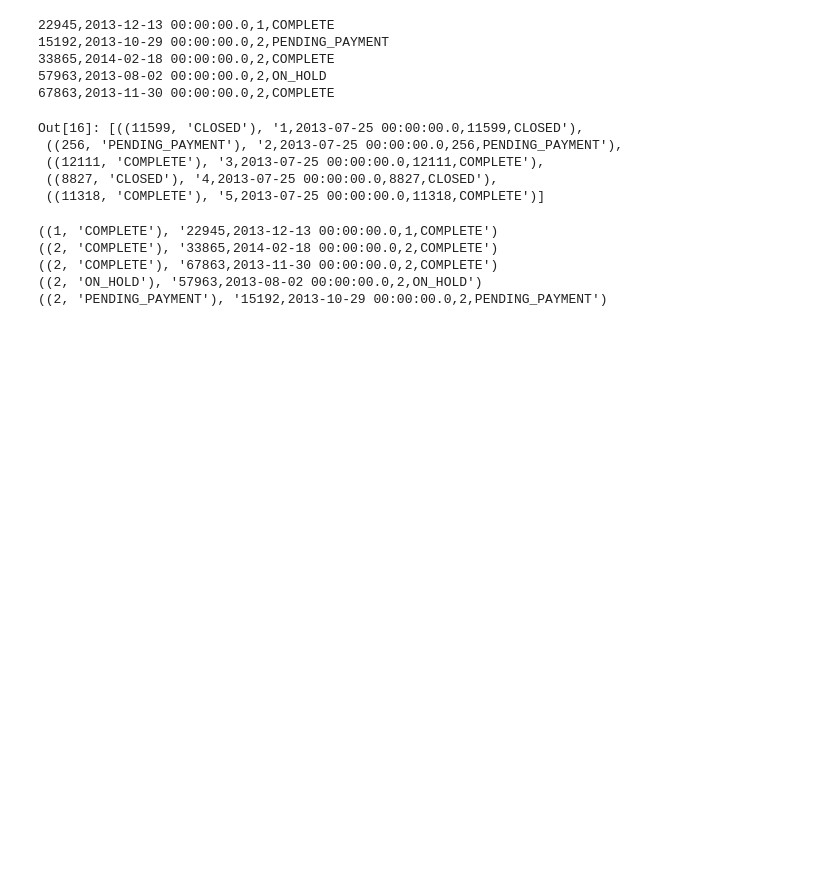
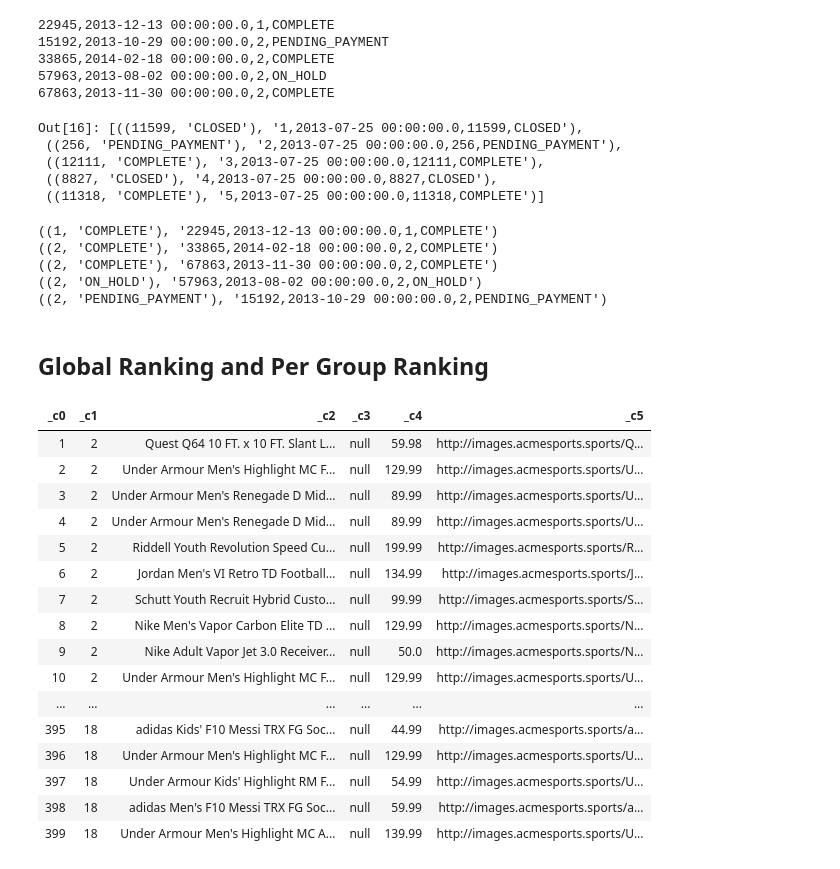
Before and after one commit to githbsingh/pyspark, a Jupyter notebook: Pyspaprk_Transformations_Aggregations_part3.ipynb, the cells around one changed output. Drawn from its saved outputs; the diff is of its cells as text; code cells hidden in the pictures; blank space fills up the shorter version.

Commit message:
Global Ranking and Per Group Ranking

```diff
--- a/Pyspaprk_Transformations_Aggregations_part3.ipynb
+++ b/Pyspaprk_Transformations_Aggregations_part3.ipynb
@@ -221,3 +221,41 @@ for i in ordSort.take(5): print(i)
 ((2, 'COMPLETE'), '67863,2013-11-30 00:00:00.0,2,COMPLETE')
 ((2, 'ON_HOLD'), '57963,2013-08-02 00:00:00.0,2,ON_HOLD')
 ((2, 'PENDING_PAYMENT'), '15192,2013-10-29 00:00:00.0,2,PENDING_PAYMENT')
+# %% [markdown]
+## Global Ranking and Per Group Ranking
+# %%
+# File location and type
+file_location = "/FileStore/tables/products-1.csv"
+file_type = "csv"
+
+# CSV options
+infer_schema = "false"
+first_row_is_header = "false"
+delimiter = ","
+
+# The applied options are for CSV files. For other file types, these will be ignored.
+df = spark.read.format(file_type) \
+  .option("inferSchema", infer_schema) \
+  .option("header", first_row_is_header) \
+  .option("sep", delimiter) \
+  .load(file_location)
+
+display(df)
+# %% [output]
+| _c0 | _c1 | _c2 | _c3 | _c4 | _c5 |
+| 1 | 2 | Quest Q64 10 FT. x 10 FT. Slant L... | null | 59.98 | http://images.acmesports.sports/Q... |
+| 2 | 2 | Under Armour Men's Highlight MC F... | null | 129.99 | http://images.acmesports.sports/U... |
+| 3 | 2 | Under Armour Men's Renegade D Mid... | null | 89.99 | http://images.acmesports.sports/U... |
+| 4 | 2 | Under Armour Men's Renegade D Mid... | null | 89.99 | http://images.acmesports.sports/U... |
+| 5 | 2 | Riddell Youth Revolution Speed Cu... | null | 199.99 | http://images.acmesports.sports/R... |
+| 6 | 2 | Jordan Men's VI Retro TD Football... | null | 134.99 | http://images.acmesports.sports/J... |
+| 7 | 2 | Schutt Youth Recruit Hybrid Custo... | null | 99.99 | http://images.acmesports.sports/S... |
+| 8 | 2 | Nike Men's Vapor Carbon Elite TD ... | null | 129.99 | http://images.acmesports.sports/N... |
+| 9 | 2 | Nike Adult Vapor Jet 3.0 Receiver... | null | 50.0 | http://images.acmesports.sports/N... |
+| 10 | 2 | Under Armour Men's Highlight MC F... | null | 129.99 | http://images.acmesports.sports/U... |
+| ... | ... | ... | ... | ... | ... |
+| 395 | 18 | adidas Kids' F10 Messi TRX FG Soc... | null | 44.99 | http://images.acmesports.sports/a... |
+| 396 | 18 | Under Armour Men's Highlight MC F... | null | 129.99 | http://images.acmesports.sports/U... |
+| 397 | 18 | Under Armour Kids' Highlight RM F... | null | 54.99 | http://images.acmesports.sports/U... |
+| 398 | 18 | adidas Men's F10 Messi TRX FG Soc... | null | 59.99 | http://images.acmesports.sports/a... |
+| 399 | 18 | Under Armour Men's Highlight MC A... | null | 139.99 | http://images.acmesports.sports/U... |
```
Also changed, not shown: parts of 5 cells of this notebook.
